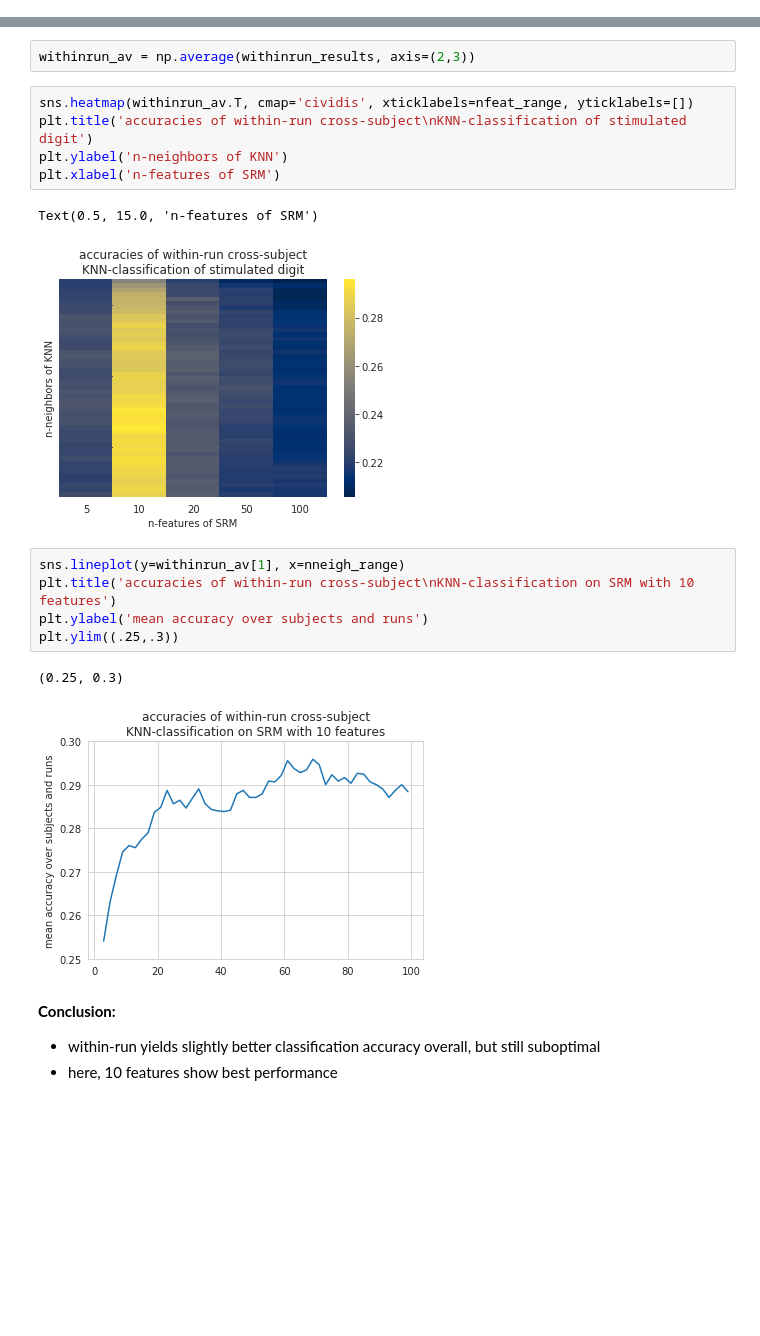
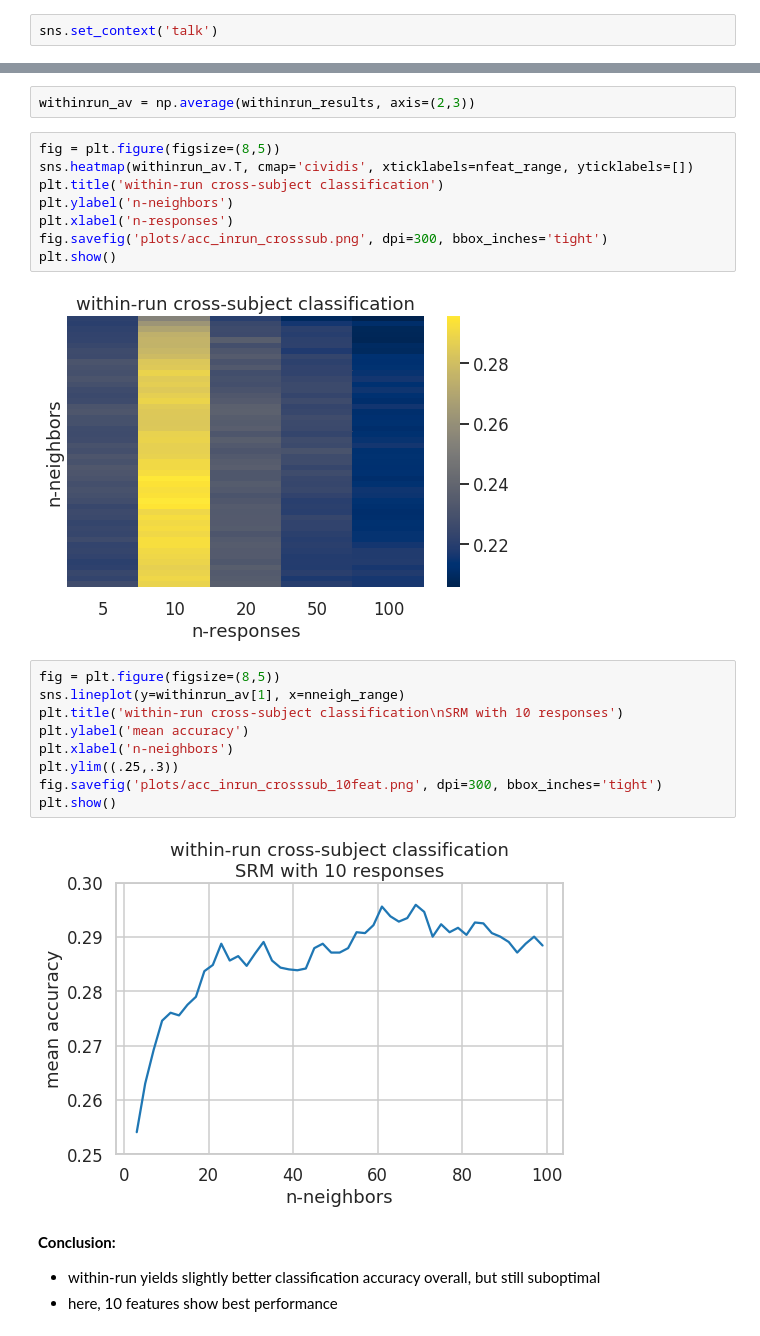
Before and after one commit to oliver-contier/somato_align, a Jupyter notebook: srm/knn_nfeatures_nneighs.ipynb, the cells around one changed output, grey strips where cells are left out. Cells and saved outputs as stored; diff of their text form; blank space fills up the shorter version.

```diff
--- a/srm/knn_nfeatures_nneighs.ipynb
+++ b/srm/knn_nfeatures_nneighs.ipynb
@@ -13,6 +14,8 @@ import matplotlib.pyplot as plt
 from sklearn.neighbors import KNeighborsClassifier
 
 %matplotlib inline
+# %%
+sns.set_context('talk')
 # %%
 knn_outdir = '/data/BnB_USER/oliver/somato/scratch/digit_classification_knn'
 proj_outdir='/data/BnB_USER/oliver/somato/scratch/crossval_projection'
@@ -110,21 +116,26 @@ print(withinrun_results)
 # %%
 withinrun_av = np.average(withinrun_results, axis=(2,3))
 # %%
+fig = plt.figure(figsize=(8,5))
 sns.heatmap(withinrun_av.T, cmap='cividis', xticklabels=nfeat_range, yticklabels=[])
-plt.title('accuracies of within-run cross-subject\nKNN-classification of stimulated digit')
-plt.ylabel('n-neighbors of KNN')
-plt.xlabel('n-features of SRM')
+plt.title('within-run cross-subject classification')
+plt.ylabel('n-neighbors')
+plt.xlabel('n-responses')
+fig.savefig('plots/acc_inrun_crosssub.png', dpi=300, bbox_inches='tight')
+plt.show()
 # %% [output]
-Text(0.5, 15.0, 'n-features of SRM')
-[figure, old version]
+[figure, new version]
 # %%
+fig = plt.figure(figsize=(8,5))
 sns.lineplot(y=withinrun_av[1], x=nneigh_range)
-plt.title('accuracies of within-run cross-subject\nKNN-classification on SRM with 10 features')
-plt.ylabel('mean accuracy over subjects and runs')
+plt.title('within-run cross-subject classification\nSRM with 10 responses')
+plt.ylabel('mean accuracy')
+plt.xlabel('n-neighbors')
 plt.ylim((.25,.3))
+fig.savefig('plots/acc_inrun_crosssub_10feat.png', dpi=300, bbox_inches='tight')
+plt.show()
 # %% [output]
-(0.25, 0.3)
-[figure, old version]
+[figure, new version]
 # %% [markdown]
 **Conclusion:**
 - within-run yields slightly better classification accuracy overall, but still suboptimal
```
Also changed, not shown: parts of 7 cells of this notebook, 4 other files.
